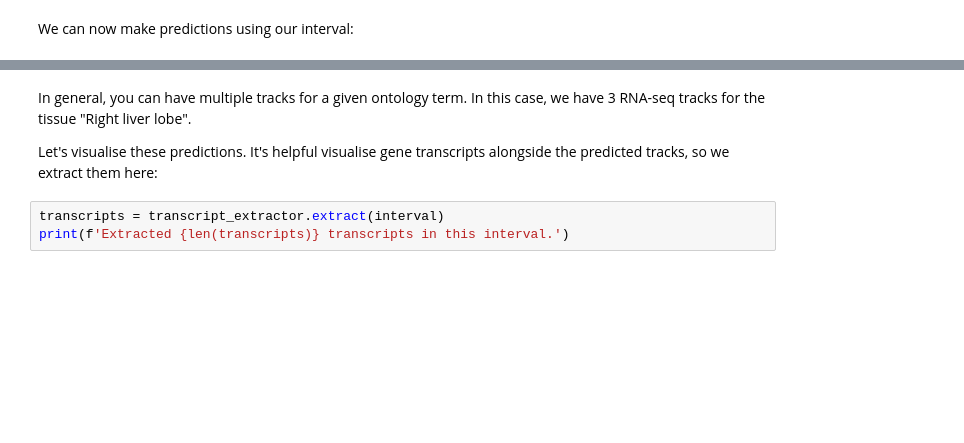
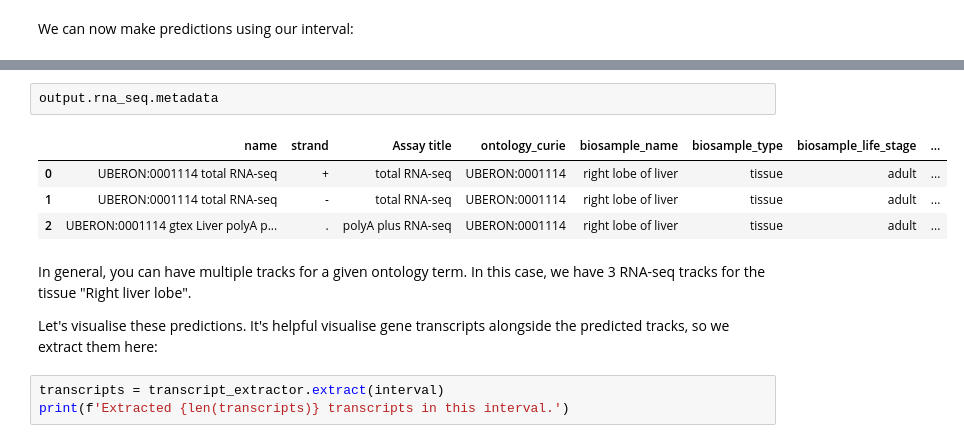
Before and after one commit to Anubhooti164/alpha-genome-experiments, a Jupyter notebook: colabs/alpha-genome.ipynb, the cells around one changed output, grey strips where cells are left out. Cells and saved outputs as stored; diff of their text form; blank space fills up the shorter version.

```diff
--- a/colabs/alpha-genome.ipynb
+++ b/colabs/alpha-genome.ipynb
@@ -232,3 +238,10 @@ output.rna_seq.values.shape
+# %%
+output.rna_seq.metadata
+# %% [output]
+|  | name | strand | Assay title | ontology_curie | biosample_name | biosample_type | biosample_life_stage | ... |
+| 0 | UBERON:0001114 total RNA-seq | + | total RNA-seq | UBERON:0001114 | right lobe of liver | tissue | adult | ... |
+| 1 | UBERON:0001114 total RNA-seq | - | total RNA-seq | UBERON:0001114 | right lobe of liver | tissue | adult | ... |
+| 2 | UBERON:0001114 gtex Liver polyA p... | . | polyA plus RNA-seq | UBERON:0001114 | right lobe of liver | tissue | adult | ... |
 # %% [markdown]
 In general, you can have multiple tracks for a given ontology term. In this
 case, we have 3 RNA-seq tracks for the tissue "Right liver lobe".
```
Also changed, not shown: parts of 5 cells of this notebook.
